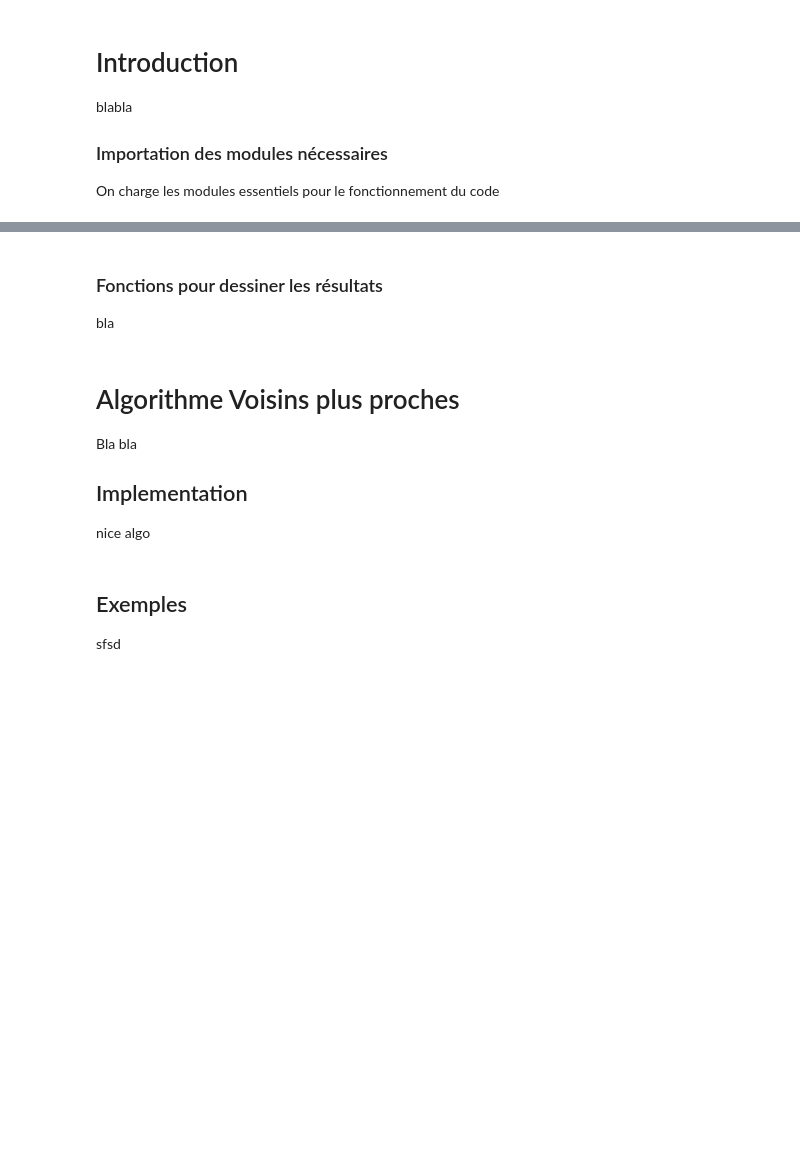
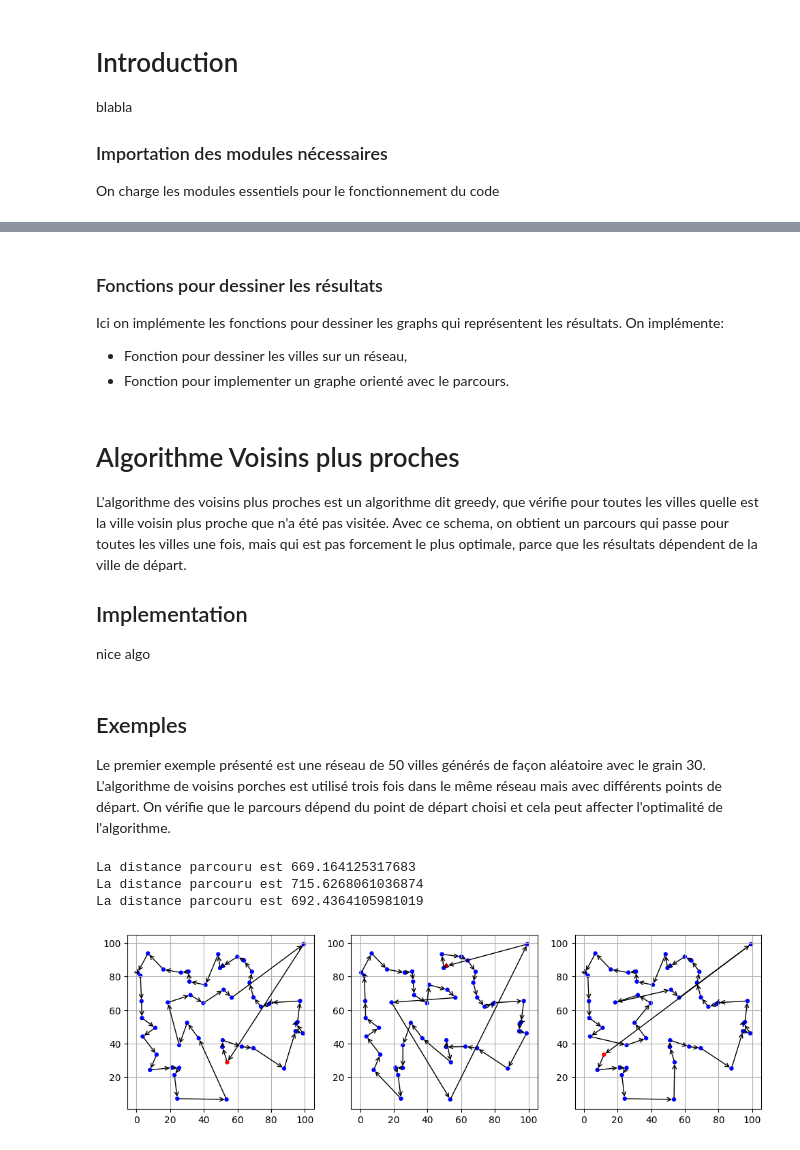
Before and after one commit to grvaldes/EADS-projet-mathematique, a Jupyter notebook: Python/notebook_gabriel.ipynb, the cells around one changed output, grey strips where cells are left out. Drawn from its saved outputs; the diff is of its cells as text; code cells hidden in the pictures; blank space fills up the shorter version.

```diff
--- a/Python/notebook_gabriel.ipynb
+++ b/Python/notebook_gabriel.ipynb
@@ -150,6 +48,8 @@ class City():
 # %% [markdown]
 ### Fonctions pour dessiner les résultats
-bla
+Ici on implémente les fonctions pour dessiner les graphs qui représentent les résultats. On implémente:
+- Fonction pour dessiner les villes sur un réseau,
+- Fonction pour implementer un graphe orienté avec le parcours.
 # %%
 # Fonction pour dessiner un graph
 # Entrées: - coords : matrice de coordonnées des villes
@@ -217,7 +117,7 @@ def plot_directed_graph(coords, order, radius=10, embedded=False, axis=None):
         plt.show()
 # %% [markdown]
 # Algorithme Voisins plus proches
-Bla bla
+L'algorithme des voisins plus proches est un algorithme dit greedy, que vérifie pour toutes les villes quelle est la ville voisin plus proche que n'a été pas visitée. Avec ce schema, on obtient un parcours qui passe pour toutes les villes une fois, mais qui est pas forcement le plus optimale, parce que les résultats dépendent de la ville de départ.
 
 ## Implementation
 nice algo
@@ -262,5 +171,37 @@ def nearest_neighbors(map):
 # %% [markdown]
 ## Exemples
-sfsd
+Le premier exemple présenté est une réseau de 50 villes générés de façon aléatoire avec le grain 30. L'algorithme de voisins porches est utilisé trois fois dans le même réseau mais avec différents points de départ. On vérifie que le parcours dépend du point de départ choisi et cela peut affecter l'optimalité de l'algorithme.
+# %%
+villes = gen_villes(50, seed=30)                                                    # Création du réseau
+distances = constr_matrice_distances(villes)                                        # Matrice de distances
+distance_totale_1, ordre_visite_1 = nearest_neighbors(distances, premiere=0)        # Premier appel
+distance_totale_2, ordre_visite_2 = nearest_neighbors(distances, premiere=23)       # Deuxième appel
+distance_totale_3, ordre_visite_3 = nearest_neighbors(distances, premiere=42)       # Troisième appel
+
+print(f"La distance parcouru avec début à la ville 0 est {distance_totale_1}")
+print(f"La distance parcouru avec début à la ville 23 est {distance_totale_2}")
+print(f"La distance parcouru avec début à la ville 42 est {distance_totale_3}")
+
+fig = plt.figure(figsize=(12,6))
+ax1 = plt.subplot(1,3,1)
+ax2 = plt.subplot(1,3,2)
+ax3 = plt.subplot(1,3,3)
+ax1.grid(True)
+ax2.grid(True)
+ax3.grid(True)
+plot_directed_graph(villes, ordre_visite_1, radius=1, embedded=True, axis=ax1)
+plot_directed_graph(villes, ordre_visite_2, radius=1, embedded=True, axis=ax2)
+plot_directed_graph(villes, ordre_visite_3, radius=1, embedded=True, axis=ax3)
+ax1.set_aspect('equal', 'box')
+ax2.set_aspect('equal', 'box')
+ax3.set_aspect('equal', 'box')
+ax1.autoscale()
+ax2.autoscale()
+ax3.autoscale()
+# %% [output]
+La distance parcouru est 669.164125317683
+La distance parcouru est 715.6268061036874
+La distance parcouru est 692.4364105981019
+[figure, added]
 # %% [markdown]
 # Algorithme 2-opt
```
Also changed, not shown: parts of 19 cells of this notebook.
